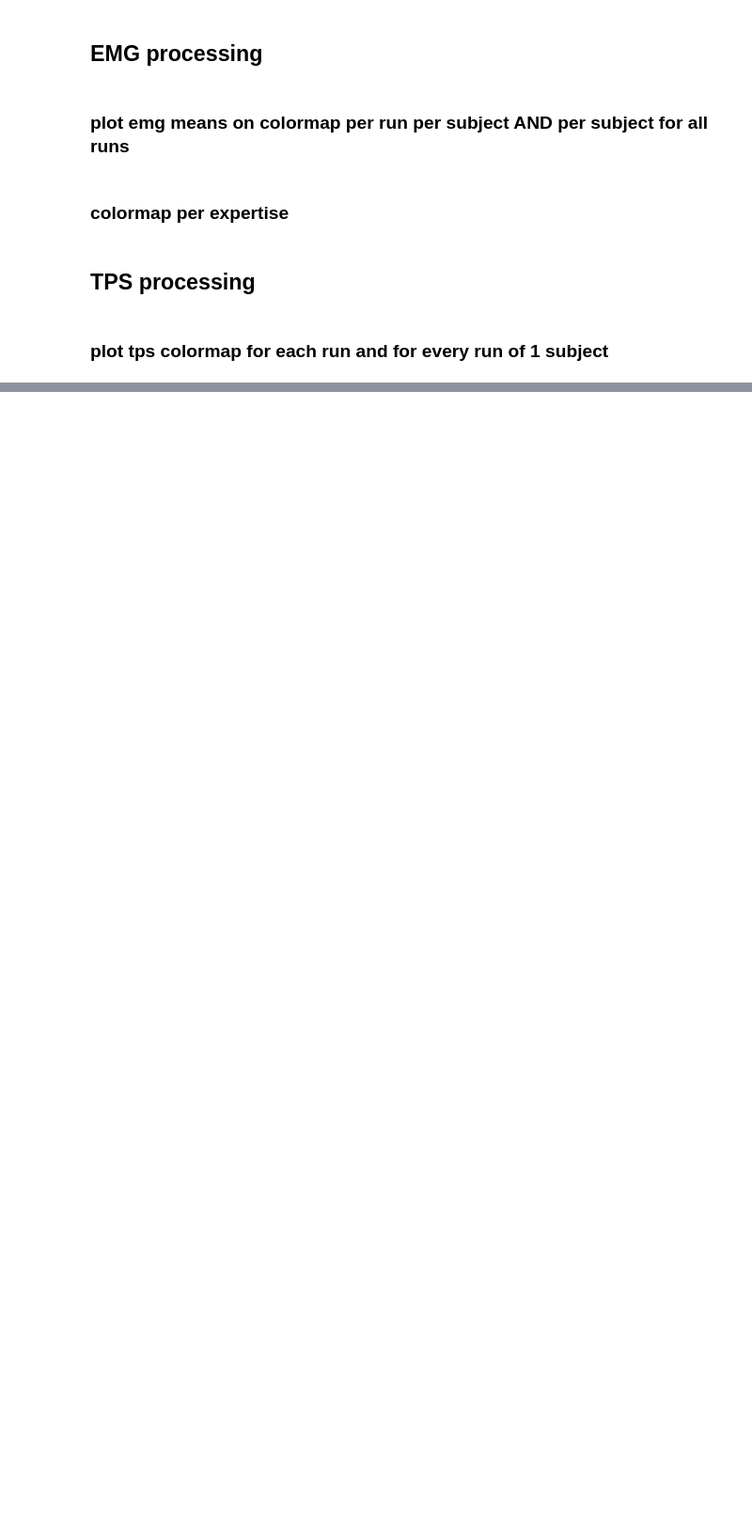
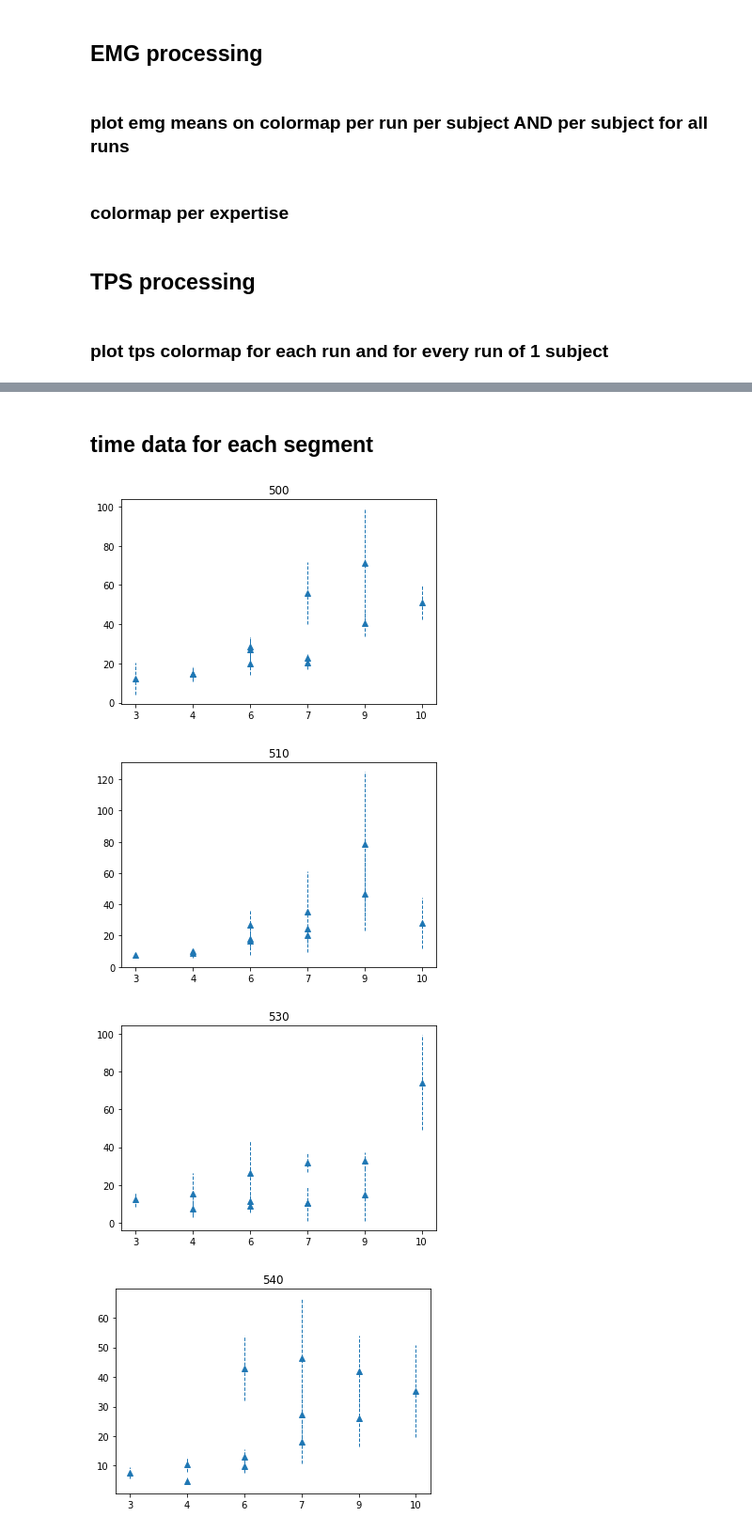
Before and after one commit to epfl-lasa/surgeon_recording, a Jupyter notebook: notebooks/Data_analysis_SFITS_06_2022.ipynb, the cells around one changed output, grey strips where cells are left out. Shown: that part at 94% size. Saved outputs shown, nothing was run; the diff lists cells and outputs as text; code cells hidden in the pictures; blank space fills up the shorter version.

```diff
--- a/notebooks/Data_analysis_SFITS_06_2022.ipynb
+++ b/notebooks/Data_analysis_SFITS_06_2022.ipynb
@@ -176,6 +182,7 @@ for subject in subject_list:
 # %% [markdown]
 ## EMG processing
 # %%
+
 fs = 1000
 fny = fs/2
 fco = 25
@@ -201,6 +208,7 @@ for subject in subject_list:
                 data_current = np.array(data_segments[subject][run][sensor][segment][channel])
                 # Remove all occurrences of elements with value above 1000 (outliers)
                 data_current = data_current[data_current < 1000]
+                data_current = data_current[data_current > -1000]
                 # remove missing data points
                 data_current = data_current[data_current != 0]
 
@@ -261,7 +269,7 @@ for subject in subject_list:
             y_values_tot = []
             y_min = 0
             y_max = 50
-            y_limit = 1.2
+            y_limit = 1.5
 
 
             for i, channel in enumerate(channels):
@@ -514,8 +522,8 @@ for subject in subject_list:
             x_values = []
             y_values_tot = []
             y_min = 0
-            y_limit_diff = 1.5
-            y_limit_range = 1.5
+            y_limit_diff = 5
+            y_limit_range =5
             y_max_range = 2
             y_max_diff = 0.5
 
@@ -678,0 +683,12 @@ print(fingers_cal)
+# %%
+duration_run = {}
+mean_duration_run ={}
+
+for subject in subject_list:
+    duration_run[subject] = []
+    for run in run_list[subject]:
+        duration_run[subject].append(np.array(data_segments[subject][run]['optitrack']['560']['rel_time'])[-1] - np.array(data_segments[subject][run]['optitrack'][segment]['rel_time'])[0] )
+        #based on optitrack relative time of segment 560
+
+    mean_duration_run[subject] = np.mean(duration_run[subject])
+    print('subject nb ' + str(subject) + '      mean duration of entire procedure over runs = ' + str(mean_duration_run[subject]))
@@ -678,0 +708,59 @@ print(fingers_cal)
+# %% [markdown]
+## time data for each segment
+# %%
+duration_run_segments = {}
+mean_duration_run_segments ={}
+std_duration_run_segments ={}
+
+for subject in subject_list:
+    duration_run_segments[subject] = {}
+    mean_duration_run_segments[subject] = {}
+    std_duration_run_segments[subject] = {}
+    for segment in segment_list:
+        duration_run_segments[subject][segment] = []
+        mean_duration_run_segments[subject][segment] = []
+        std_duration_run_segments[subject][segment] = []
+
+
+for subject in subject_list:
+    for segment in segment_list:
+        for run in run_list[subject]:
+            duration_run_segments[subject][segment].append(np.array(data_segments[subject][run]['optitrack'][segment]['rel_time'])[-1] - np.array(data_segments[subject][run]['optitrack'][segment]['rel_time'])[0] )
+            #based on optitrack relative time of segment 560
+
+        mean_duration_run_segments[subject][segment] = np.mean(duration_run_segments[subject][segment])
+        std_duration_run_segments[subject][segment] = np.std(duration_run_segments[subject][segment])
+
+
+subject_order = ['10','3','4','11','8','2','1','5','6','7','12','9']
+ALI_score = ['3','4','4','6','6','6','7','7','7','9','10','9']
+#subject_order = ['10','3','4','8','2','1','5','6','7','12']
+#ALI_score = ['3','4','4','6','6','7','7','7','9','10']
+
+
+for segment in segment_list:
+    eb1 = []
+    x = []
+    y = []
+    e = []
+    for subject in subject_order:
+
+        y.append(mean_duration_run_segments[subject][segment])
+        e.append(std_duration_run_segments[subject][segment])
+    x= ALI_score
+    eb1 = plt.errorbar(x, y, e,lw=1, linestyle = 'None', marker='^')
+    eb1[-1][0].set_linestyle('--')
+    plt.title(str(segment), fontdict=None, loc='center', pad=None)
+    # To show the plot
+
+
+    if not os.path.exists(join(path_to_data_folder , 'PLOTS', 'TIME')):
+             os.makedirs(join(path_to_data_folder , 'PLOTS', 'TIME'))
+
+    plt.savefig(join('..', 'data_exp' , 'PLOTS', 'TIME', 'time_segment' + segment  +'.png'))
+    plt.show()
+# %% [output]
+[figure, added]
+[figure, added]
+[figure, added]
+[figure, added]
```
Also changed, not shown: parts of 21 cells of this notebook.
